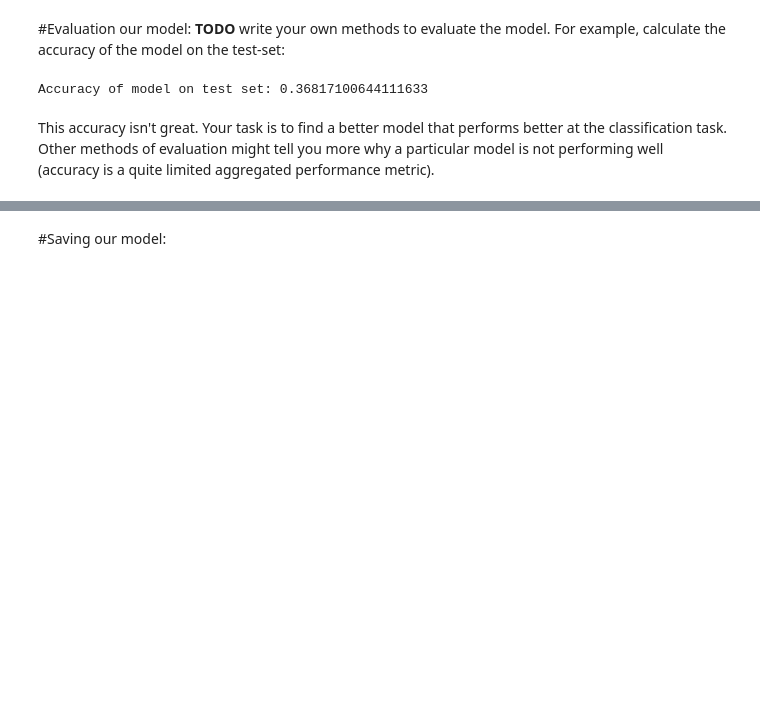
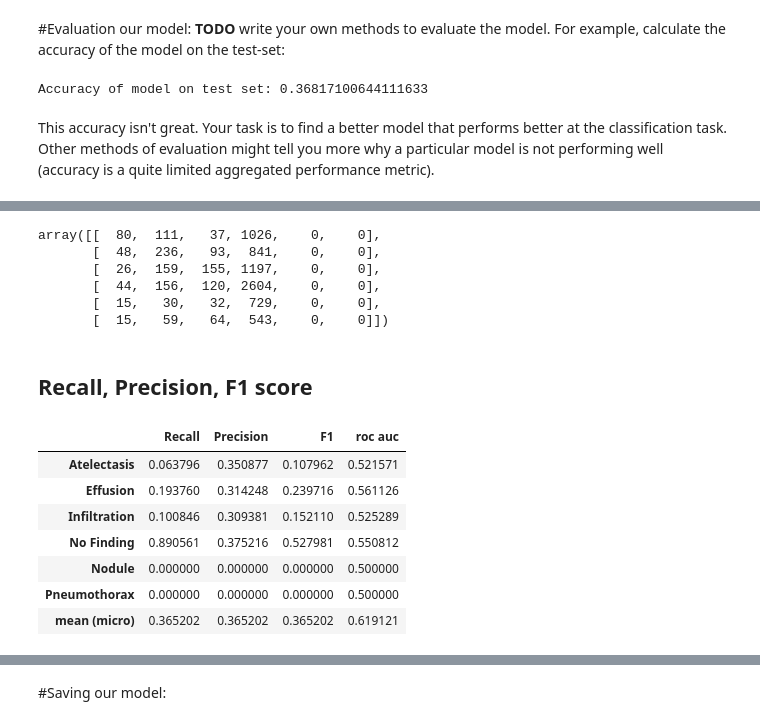
Before and after one commit to AdminMas7er/JBG040-DC1-Group-14, a Jupyter notebook: Data_Challenge_1_Group_14.ipynb, the cells around one changed output, grey strips where cells are left out. Cells and saved outputs as stored; diff of their text form; code cells hidden in the pictures; blank space fills up the shorter version.

```diff
--- a/Data_Challenge_1_Group_14.ipynb
+++ b/Data_Challenge_1_Group_14.ipynb
@@ -394,0 +408,35 @@ This accuracy isn't great. Your task is to find a better model that performs bet
+# %%
+from torch.utils.data import DataLoader
+import matplotlib.pyplot as plt
+from sklearn.metrics import confusion_matrix
+import pandas as pd
+
+# iterate over the batches, and concatenate the output predictions
+@torch.no_grad()	# we want this functions execution to omit gradient tracking
+def get_Y_pred(model, test_set, n):
+    model.eval()
+    y_preds = torch.tensor([]).cuda()
+
+    with torch.no_grad():
+      loader = DataLoader(test_set, batch_size = 500)
+
+    for batch in tqdm(loader):
+        images, labels = batch
+        images, labels = images.cuda(), labels.cuda()
+        preds = model(images)
+        y_preds = torch.cat( (y_preds, preds) , dim=0)
+
+    return y_preds.argmax(dim=1).cpu()
+
+y_preds = get_Y_pred(model, test_dataset, 100)
+matrix = confusion_matrix(test_dataset.targets, y_preds)
+matrix
+# %% [output]
+array([[  80,  111,   37, 1026,    0,    0],
+       [  48,  236,   93,  841,    0,    0],
+       [  26,  159,  155, 1197,    0,    0],
+       [  44,  156,  120, 2604,    0,    0],
+       [  15,   30,   32,  729,    0,    0],
+       [  15,   59,   64,  543,    0,    0]])
+# %% [markdown]
+## Recall, Precision, F1 score
@@ -394,0 +449,35 @@ This accuracy isn't great. Your task is to find a better model that performs bet
+# %%
+from sklearn.model_selection import train_test_split
+from sklearn.metrics import accuracy_score, precision_score, recall_score, f1_score, roc_auc_score, roc_curve
+from sklearn.preprocessing import label_binarize
+
+y_true = test_dataset.targets
+
+Precision = precision_score(y_true, y_preds, average=None)
+Recall = recall_score(y_true, y_preds, average=None)
+F1 = f1_score(y_true, y_preds, average=None)
+
+y_true_encoded = one_hot_encode(y_true)
+y_preds_encoded = one_hot_encode(y_preds)
+roc_auc = roc_auc_score(y_true_encoded.cpu(), y_preds_encoded.cpu(), multi_class='ovr', average=None) # one vs rest
+
+
+scores = pd.DataFrame( { "Recall" : Recall, "Precision" : Precision , "F1" : F1, 'roc auc' : roc_auc},
+                      index=["Atelectasis", 'Effusion', 'Infiltration', 'No Finding', 'Nodule', 'Pneumothorax'])
+
+# https://vitalflux.com/micro-average-macro-average-scoring-metrics-multi-class-classification-python/
+scores.loc['mean (micro)', 'Recall'] =    recall_score(y_true, y_preds, average='micro')
+scores.loc['mean (micro)', 'Precision'] = precision_score(y_true, y_preds, average='micro')
+scores.loc['mean (micro)', 'F1'] =        f1_score(y_true, y_preds, average='micro')
+scores.loc['mean (micro)', 'roc auc'] =   roc_auc_score(y_true_encoded.cpu(), y_preds_encoded.cpu(), multi_class='ovr', average='micro')
+
+scores
+# %% [output]
+|  | Recall | Precision | F1 | roc auc |
+| Atelectasis | 0.063796 | 0.350877 | 0.107962 | 0.521571 |
+| Effusion | 0.193760 | 0.314248 | 0.239716 | 0.561126 |
+| Infiltration | 0.100846 | 0.309381 | 0.152110 | 0.525289 |
+| No Finding | 0.890561 | 0.375216 | 0.527981 | 0.550812 |
+| Nodule | 0.000000 | 0.000000 | 0.000000 | 0.500000 |
+| Pneumothorax | 0.000000 | 0.000000 | 0.000000 | 0.500000 |
+| mean (micro) | 0.365202 | 0.365202 | 0.365202 | 0.619121 |
```
Also changed, not shown: parts of 4 cells of this notebook.
